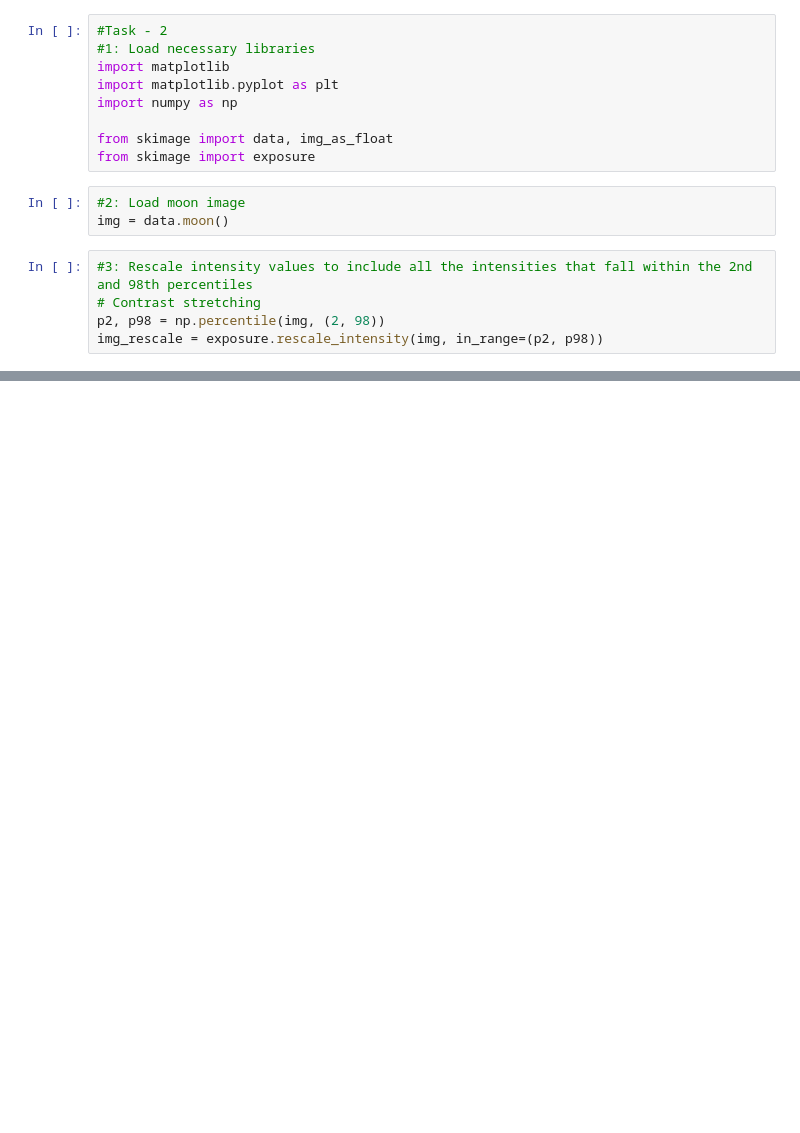
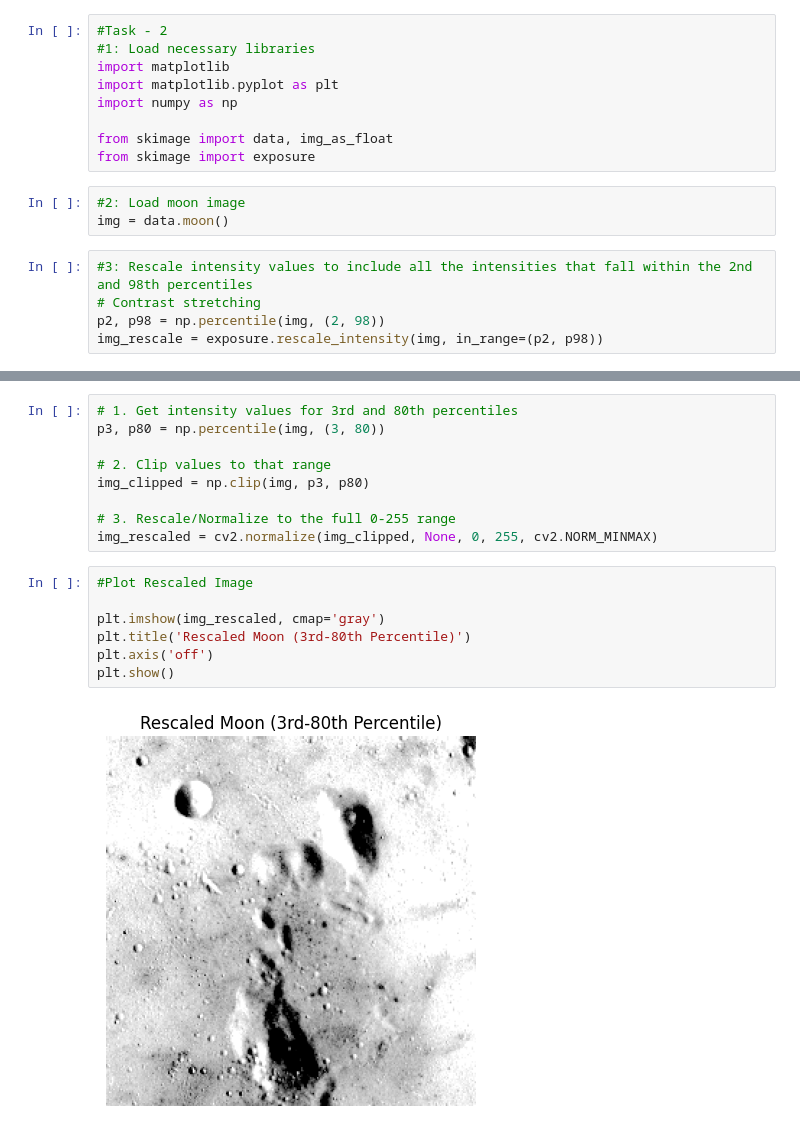
Before and after one commit to meshalbr/Image-processing-8MA2-Labs, a Jupyter notebook: lab-4/Untitled-2.ipynb, the cells around one changed output, grey strips where cells are left out. Drawn from its saved outputs; the diff is of its cells as text; blank space fills up the shorter version.

```diff
--- a/lab-4/Untitled-2.ipynb
+++ b/lab-4/Untitled-2.ipynb
@@ -53,0 +68,18 @@ img_rescale = exposure.rescale_intensity(img, in_range=(p2, p98))
+# %%
+# 1. Get intensity values for 3rd and 80th percentiles
+p3, p80 = np.percentile(img, (3, 80))
+
+# 2. Clip values to that range
+img_clipped = np.clip(img, p3, p80)
+
+# 3. Rescale/Normalize to the full 0-255 range
+img_rescaled = cv2.normalize(img_clipped, None, 0, 255, cv2.NORM_MINMAX)
+# %%
+#Plot Rescaled Image
+
+plt.imshow(img_rescaled, cmap='gray')
+plt.title('Rescaled Moon (3rd-80th Percentile)')
+plt.axis('off')
+plt.show()
+# %% [output]
+[figure, added]
```
Also changed, not shown: parts of 14 cells of this notebook, 3 other files.
